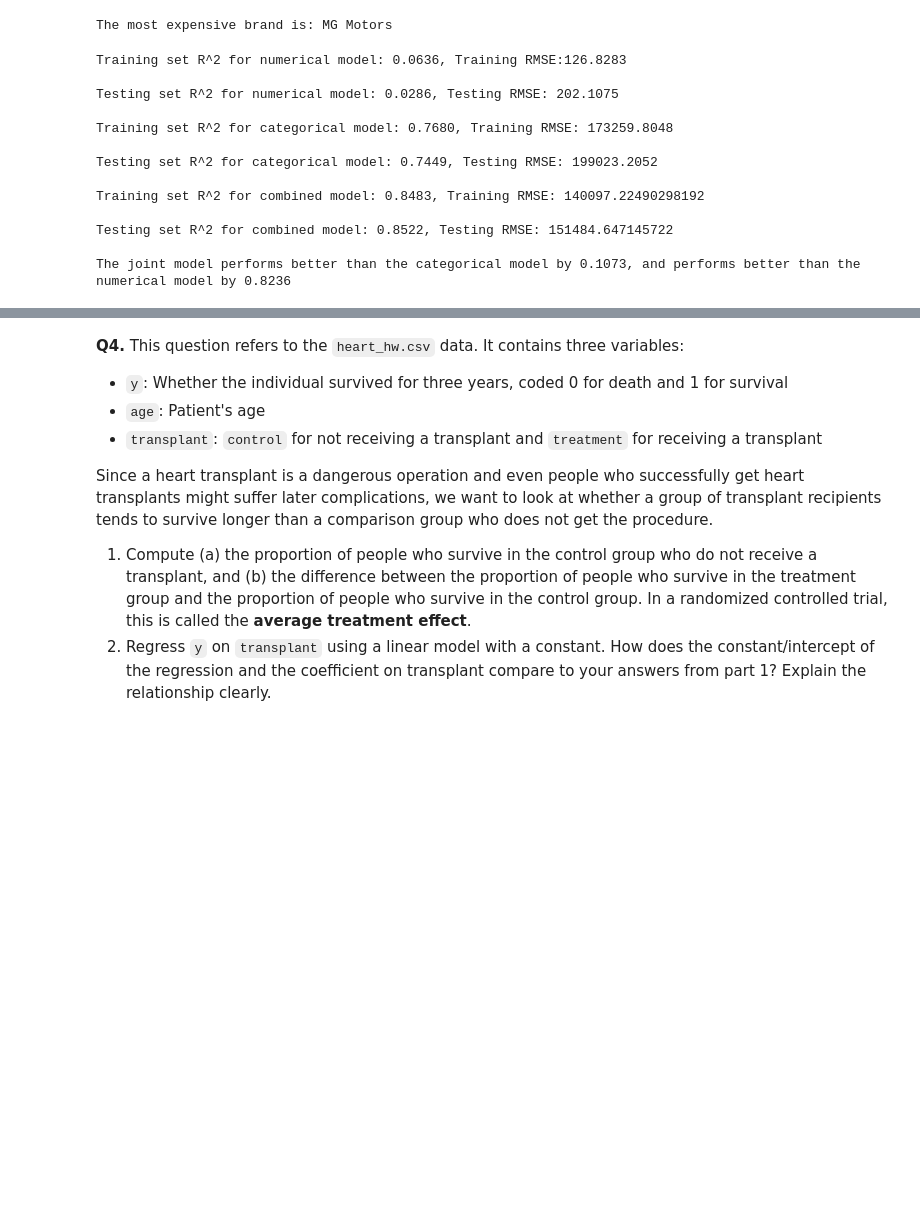
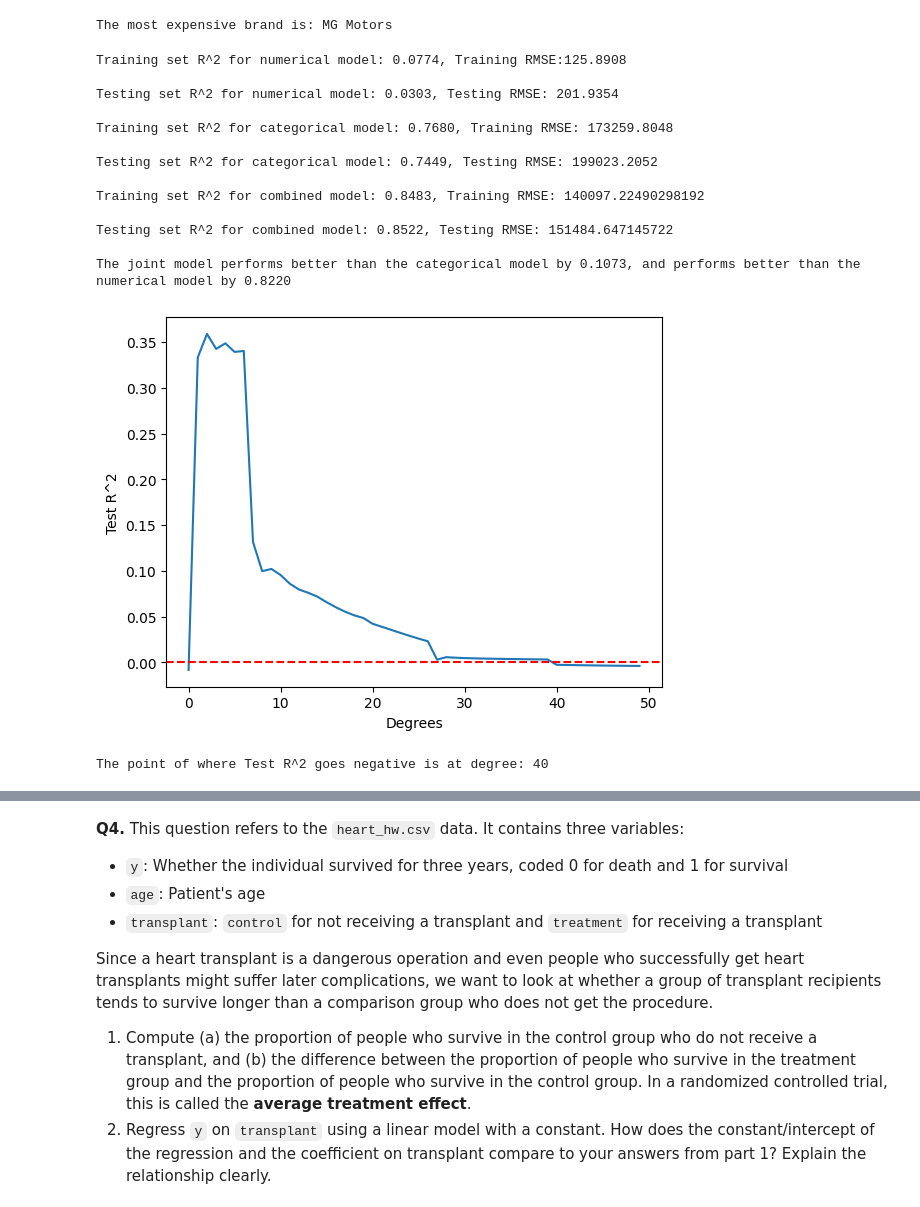
Before and after one commit to JuneWayne/DS3021-Linear-Models, a Jupyter notebook: assignment/EthanCao_Linear_Models.ipynb, the cells around one changed output, grey strips where cells are left out. Drawn from its saved outputs; the diff is of its cells as text; code cells hidden in the pictures; blank space fills up the shorter version.

```diff
--- a/assignment/EthanCao_Linear_Models.ipynb
+++ b/assignment/EthanCao_Linear_Models.ipynb
@@ -311,8 +334,6 @@ X_train, X_test, y_train, y_test = train_test_split(dfc, test_size=0.2, random_s
 # what is the $R^2$ and `RMSE` on the test set? Does the joint model perform better or worse, and by home much?
 
 # numeric model
-X_num = dfc.select_dtypes(include=['int64', 'float64']).drop(columns='Price')
-y = dfc['Price']
 
 model = LinearRegression()
 model.fit(X_train, y_train)
@@ -368,9 +389,9 @@ performs_better_by_cat = r2_com_test - r2_cat_test
 performs_better_by_num = r2_com_test - r2_num_test
 print(f'The joint model performs better than the categorical model by {performs_better_by_cat:.4f}, and performs better than the numerical model by {performs_better_by_num:.4f}\n')
 # %% [output]
-Training set R^2 for numerical model: 0.0636, Training RMSE:126.8283
+Training set R^2 for numerical model: 0.0774, Training RMSE:125.8908
 
-Testing set R^2 for numerical model: 0.0286, Testing RMSE: 202.1075
+Testing set R^2 for numerical model: 0.0303, Testing RMSE: 201.9354
 
 Training set R^2 for categorical model: 0.7680, Training RMSE: 173259.8048
 
@@ -380,19 +401,44 @@ Training set R^2 for combined model: 0.8483, Training RMSE: 140097.22490298192
 
 Testing set R^2 for combined model: 0.8522, Testing RMSE: 151484.647145722
 
-The joint model performs better than the categorical model by 0.1073, and performs better than the numerical model by 0.8236
+The joint model performs better than the categorical model by 0.1073, and performs better than the numerical model by 0.8220
 # %%
 # 5. Use the `PolynomialFeatures` function from `sklearn` to expand the set of numerical variables you're using in the regression.
 # As you increase the degree of the expansion, how do the $R^2$ and `RMSE` change? At what point does $R^2$ go negative on the test set?
 # For your best model with expanded features, what is the $R^2$ and `RMSE`? How does it compare to your best model from part 4?
 
 from sklearn.preprocessing import PolynomialFeatures
-
+results = []
 X_poly_train, X_poly_test, y_poly_train, y_poly_test = train_test_split(X_num, y, test_size=0.2, random_state=112)
-for degree in [1, 2, 3, 4, 5]:
+for degree in range(0, 50):
     poly = PolynomialFeatures(degree=degree)
     X_poly_train_transform = poly.fit_transform(X_poly_train)
     X_poly_test_transform = poly.fit_transform(X_poly_test)
 
     model_poly = LinearRegression()
     model_poly.fit(X_poly_train_transform, y_poly_train)
+
+    y_train_poly_pred = model_poly.predict(X_poly_train_transform)
+    y_test_poly_pred = model_poly.predict(X_poly_test_transform)
+
+    r2_train = r2_score(y_poly_train, y_train_poly_pred)
+    r2_test = r2_score(y_poly_test, y_test_poly_pred)
+
+    rmse_train = root_mean_squared_error(y_poly_train, y_train_poly_pred)
+    rmse_test = root_mean_squared_error(y_poly_test, y_test_poly_pred)
+
+    results.append((degree,r2_train, r2_test, rmse_train, rmse_test ))
+
+df_results = pd.DataFrame(
+    results,
+    columns=['Degrees', 'Train R^2', 'Test R^2', 'Train RMSE', 'Test RMSE']
+)
+
+sns.lineplot(df_results, x='Degrees', y='Test R^2')
+plt.axhline(0, color='red', linestyle='--')
+plt.show()
+point_of_which_negative = df_results[(df_results['Degrees'] != 0) & (df_results['Test R^2'] < 0)]['Degrees'].min()
+print(f'The point of where Test R^2 goes negative is at degree: {point_of_which_negative}')
+# %% [output]
+[figure, added]
+The point of where Test R^2 goes negative is at degree: 40
```
Also changed, not shown: parts of 5 cells of this notebook.
